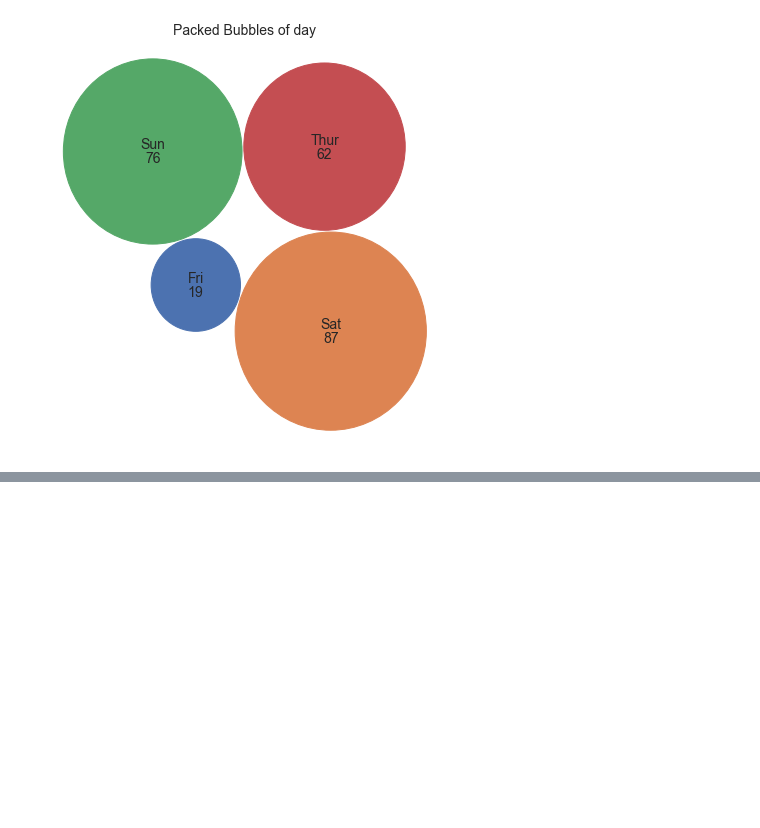
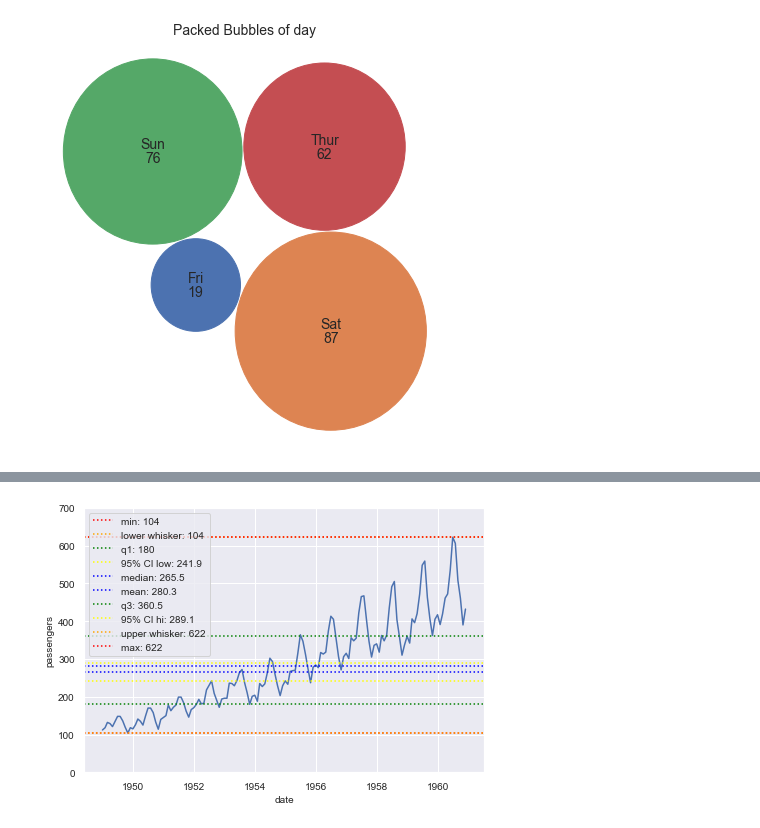
Before and after one commit to ghiffaryr/grplot, a Jupyter notebook: doc/example/example.ipynb, the cells around one changed output, grey strips where cells are left out. Drawn from its saved outputs; the diff is of its cells as text; code cells hidden in the pictures; blank space fills up the shorter version.

```diff
--- a/doc/example/example.ipynb
+++ b/doc/example/example.ipynb
@@ -74,0 +88,12 @@ ax = grplot(plot='packedbubblesplot',
+# %%
+flights = sns.load_dataset('flights')
+flights['date'] = (flights['year'].astype(str) + ' ' +flights['month'].astype(str)).apply(pd.to_datetime)
+
+ax = grplot(plot='lineplot',
+            df=flights,
+            x='date',
+            y='passengers',
+            xdt='%Y',
+            ystatdesc='boxplot')
+# %% [output]
+[figure, added]
```
Also changed, not shown: parts of 6 cells of this notebook, 6 other files.
